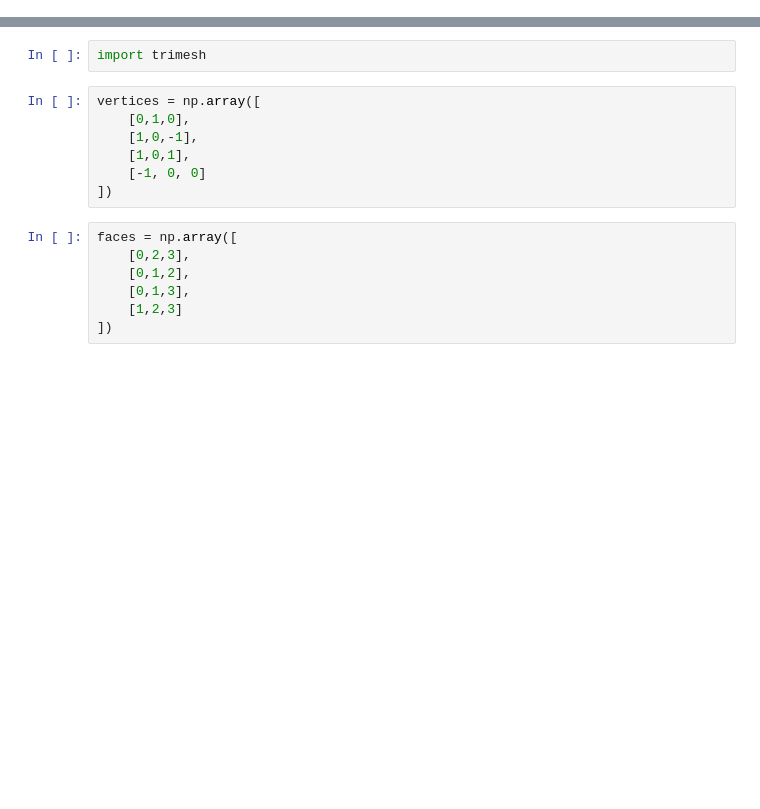
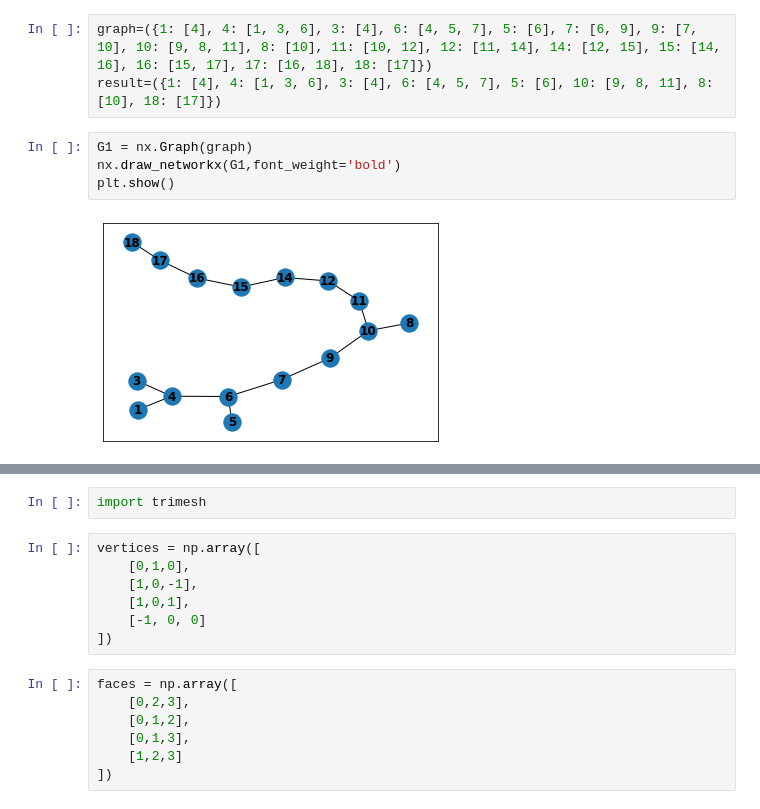
Before and after one commit to pramodmsm/Reeb-Graph-Implementation-in-Python, a Jupyter notebook: test_ground.ipynb, the cells around one changed output, grey strips where cells are left out. Saved outputs shown, nothing was run; the diff lists cells and outputs as text; blank space fills up the shorter version.

```diff
--- a/test_ground.ipynb
+++ b/test_ground.ipynb
@@ -150,0 +377,9 @@ parent index is [-1, 8, 10, 4, 6, 6, 7, 8, 9, 11, 15, 12, 13, 14, 15, 16, 17, 18
+# %%
+graph=({1: [4], 4: [1, 3, 6], 3: [4], 6: [4, 5, 7], 5: [6], 7: [6, 9], 9: [7, 10], 10: [9, 8, 11], 8: [10], 11: [10, 12], 12: [11, 14], 14: [12, 15], 15: [14, 16], 16: [15, 17], 17: [16, 18], 18: [17]})
+result=({1: [4], 4: [1, 3, 6], 3: [4], 6: [4, 5, 7], 5: [6], 10: [9, 8, 11], 8: [10], 18: [17]})
+# %%
+G1 = nx.Graph(graph)
+nx.draw_networkx(G1,font_weight='bold')
+plt.show()
+# %% [output]
+[figure, added]
```
Also changed, not shown: parts of 12 cells of this notebook.
